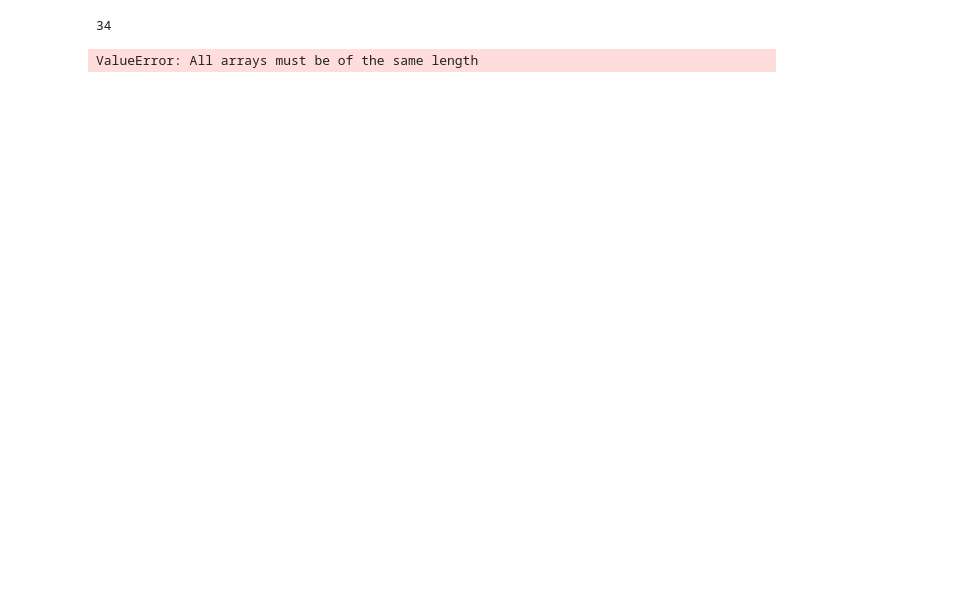
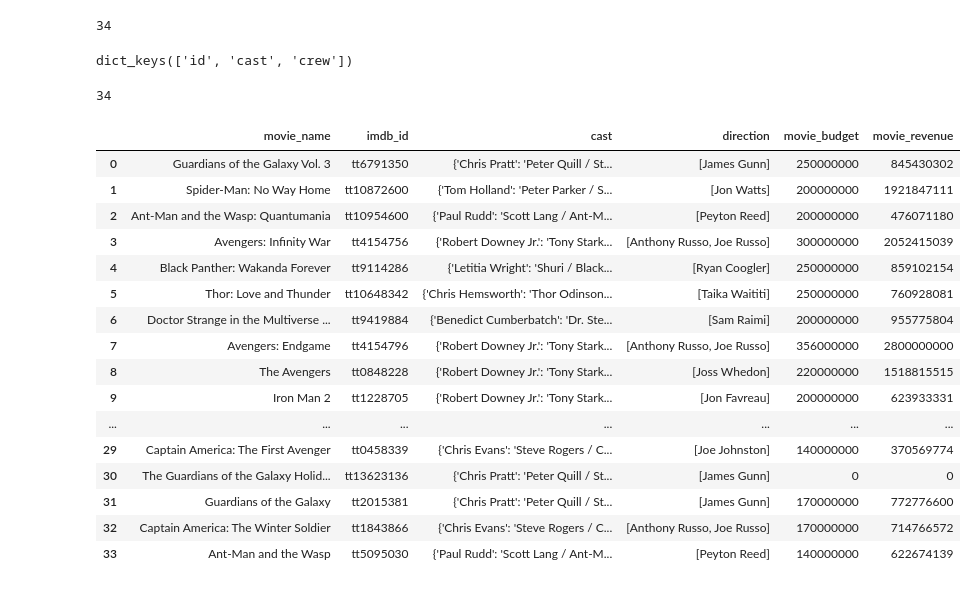
Before and after one commit to rizz-kings/data-in-the-wild, a Jupyter notebook: notebooks/Dataframe_creation.ipynb, the cells around one changed output. Saved outputs shown, nothing was run; the diff lists cells and outputs as text; code cells hidden in the pictures; blank space fills up the shorter version.

Commit message:
update dataframe creation. Added movie stats csv

```diff
--- a/notebooks/Dataframe_creation.ipynb
+++ b/notebooks/Dataframe_creation.ipynb
@@ -79,10 +79,16 @@ with open("mcu_list.json", "w") as outfile:
     outfile.write(json_object)
+# %%
+example = tmdb.Movies(movie_ids_filtered[0])
+example.info()
+example.credits().keys()
+# %% [output]
+dict_keys(['id', 'cast', 'crew'])
 # %%
 movie_series = {
     "movie_name": [],
     "imdb_id": [],
     "cast": [],
-    "Direction": [],
+    "direction": [],
     "movie_budget": [],
     "movie_revenue": []
 
@@ -94,18 +100,43 @@ for id in movie_ids_filtered:
     movie_series["imdb_id"].append(current_movie.imdb_id)
     movie_series["movie_budget"].append(current_movie.budget)
     movie_series["movie_revenue"].append(current_movie.revenue)
-    movie_cast = []
+    movie_cast = {}
+    directors = []
     for cast in current_movie.credits()["cast"]:
-        if cast["popularity"] > 10:
-            movie_cast.append((cast["name"], cast["character"]))
+        if 'character' in cast and cast["popularity"] > 5:
+            movie_cast[cast["name"]] = cast["character"]
+    for crew in current_movie.credits()["crew"]:
+        if crew['job'] == "Director":
+            directors.append(crew["name"])
     movie_series["cast"].append(movie_cast)
+    movie_series["direction"].append(directors)
+# %%
+len(movie_series["direction"])
+# %% [output]
+34
 # %%
 import pandas as pd
 
 
 
 df = pd.DataFrame(movie_series)
 
-# df
+df
 # %% [output]
-ValueError: All arrays must be of the same length
+|  | movie_name | imdb_id | cast | direction | movie_budget | movie_revenue |
+| 0 | Guardians of the Galaxy Vol. 3 | tt6791350 | {'Chris Pratt': 'Peter Quill / St... | [James Gunn] | 250000000 | 845430302 |
+| 1 | Spider-Man: No Way Home | tt10872600 | {'Tom Holland': 'Peter Parker / S... | [Jon Watts] | 200000000 | 1921847111 |
+| 2 | Ant-Man and the Wasp: Quantumania | tt10954600 | {'Paul Rudd': 'Scott Lang / Ant-M... | [Peyton Reed] | 200000000 | 476071180 |
+| 3 | Avengers: Infinity War | tt4154756 | {'Robert Downey Jr.': 'Tony Stark... | [Anthony Russo, Joe Russo] | 300000000 | 2052415039 |
+| 4 | Black Panther: Wakanda Forever | tt9114286 | {'Letitia Wright': 'Shuri / Black... | [Ryan Coogler] | 250000000 | 859102154 |
+| 5 | Thor: Love and Thunder | tt10648342 | {'Chris Hemsworth': 'Thor Odinson... | [Taika Waititi] | 250000000 | 760928081 |
+| 6 | Doctor Strange in the Multiverse ... | tt9419884 | {'Benedict Cumberbatch': 'Dr. Ste... | [Sam Raimi] | 200000000 | 955775804 |
+| 7 | Avengers: Endgame | tt4154796 | {'Robert Downey Jr.': 'Tony Stark... | [Anthony Russo, Joe Russo] | 356000000 | 2800000000 |
+| 8 | The Avengers | tt0848228 | {'Robert Downey Jr.': 'Tony Stark... | [Joss Whedon] | 220000000 | 1518815515 |
+| 9 | Iron Man 2 | tt1228705 | {'Robert Downey Jr.': 'Tony Stark... | [Jon Favreau] | 200000000 | 623933331 |
+| ... | ... | ... | ... | ... | ... | ... |
+| 29 | Captain America: The First Avenger | tt0458339 | {'Chris Evans': 'Steve Rogers / C... | [Joe Johnston] | 140000000 | 370569774 |
+| 30 | The Guardians of the Galaxy Holid... | tt13623136 | {'Chris Pratt': 'Peter Quill / St... | [James Gunn] | 0 | 0 |
+| 31 | Guardians of the Galaxy | tt2015381 | {'Chris Pratt': 'Peter Quill / St... | [James Gunn] | 170000000 | 772776600 |
+| 32 | Captain America: The Winter Soldier | tt1843866 | {'Chris Evans': 'Steve Rogers / C... | [Anthony Russo, Joe Russo] | 170000000 | 714766572 |
+| 33 | Ant-Man and the Wasp | tt5095030 | {'Paul Rudd': 'Scott Lang / Ant-M... | [Peyton Reed] | 140000000 | 622674139 |
```
Also changed, not shown: parts of 4 cells of this notebook, 5 other files.
